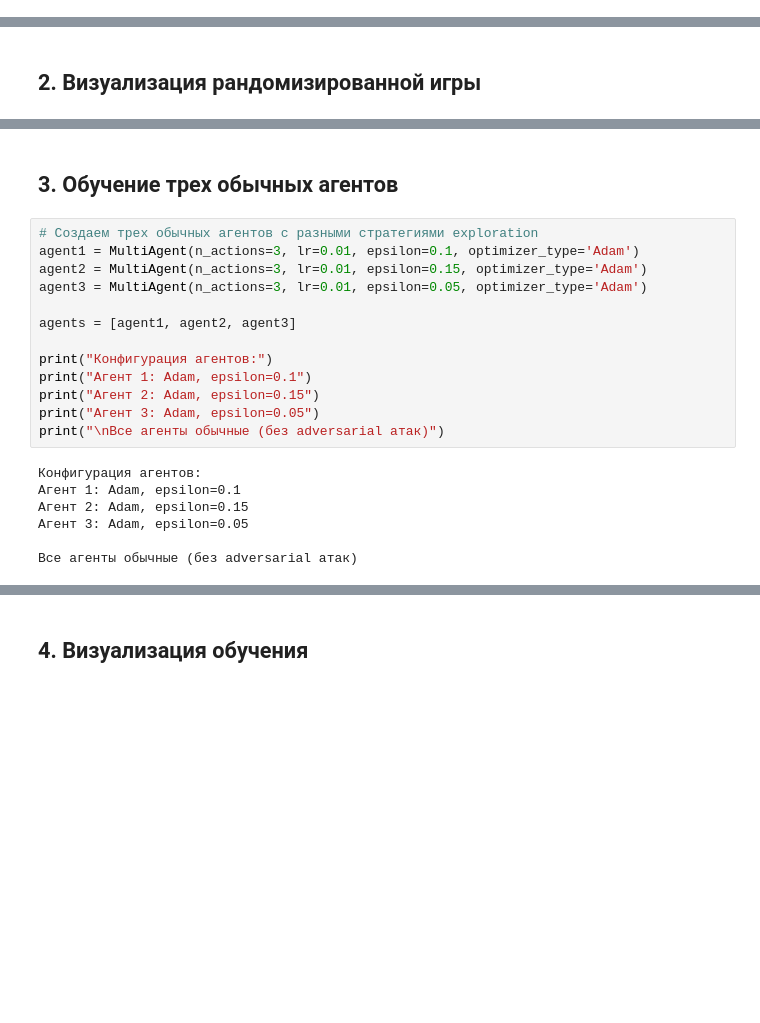
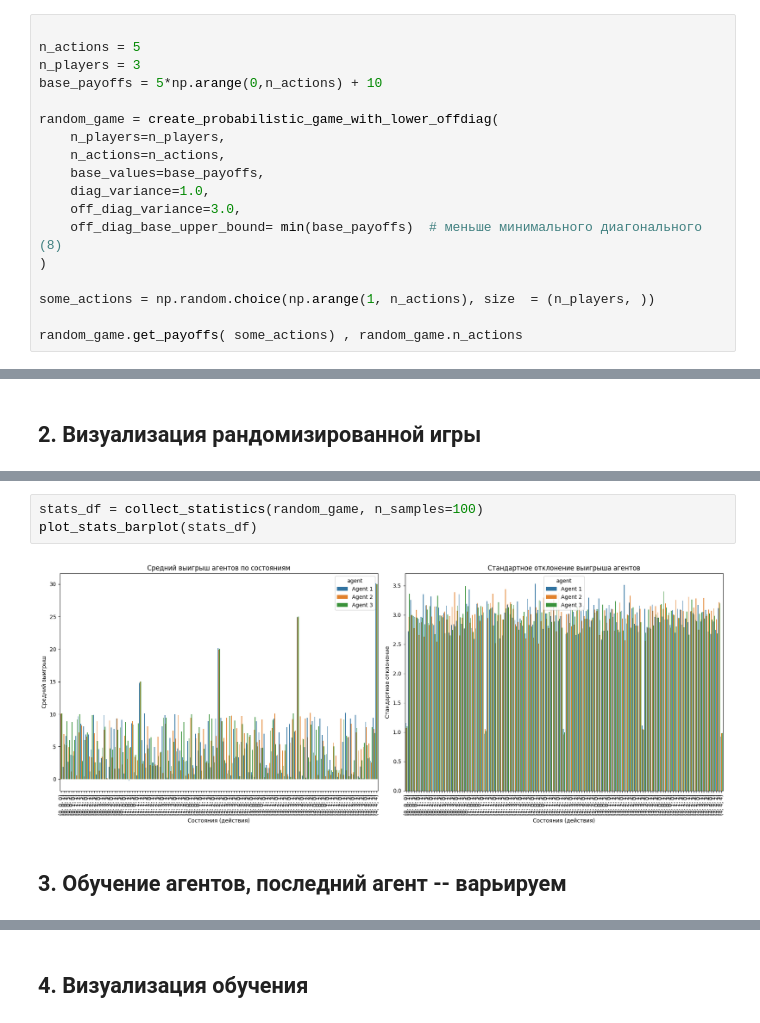
Before and after one commit to ThunderstormXX/TheoryGamesDL, a Jupyter notebook: randomized_games_experiments.ipynb, the cells around one changed output, grey strips where cells are left out. Drawn from its saved outputs; the diff is of its cells as text; blank space fills up the shorter version.

```diff
--- a/randomized_games_experiments.ipynb
+++ b/randomized_games_experiments.ipynb
@@ -68,0 +24,18 @@ for actions in [(0,1,2), (1,0,2), (2,1,0)]:
+# %%
+
+n_actions = 5
+n_players = 3
+base_payoffs = 5*np.arange(0,n_actions) + 10
+
+random_game = create_probabilistic_game_with_lower_offdiag(
+    n_players=n_players,
+    n_actions=n_actions,
+    base_values=base_payoffs,
+    diag_variance=1.0,
+    off_diag_variance=3.0,
+    off_diag_base_upper_bound= min(base_payoffs)  # меньше минимального диагонального (8)
+)
+
+some_actions = np.random.choice(np.arange(1, n_actions), size  = (n_players, ))
+
+random_game.get_payoffs( some_actions) , random_game.n_actions
@@ -145,23 +46,8 @@ print(f"Коэффициент вариации: {np.std(total_payoffs)/np.mean(
+# %%
+stats_df = collect_statistics(random_game, n_samples=100)
+plot_stats_barplot(stats_df)
+# %% [output]
+[figure, added]
 # %% [markdown]
-## 3. Обучение трех обычных агентов
+## 3. Обучение агентов, последний агент -- варьируем
-# %%
-# Создаем трех обычных агентов с разными стратегиями exploration
-agent1 = MultiAgent(n_actions=3, lr=0.01, epsilon=0.1, optimizer_type='Adam')
-agent2 = MultiAgent(n_actions=3, lr=0.01, epsilon=0.15, optimizer_type='Adam')
-agent3 = MultiAgent(n_actions=3, lr=0.01, epsilon=0.05, optimizer_type='Adam')
-
-agents = [agent1, agent2, agent3]
-
-print("Конфигурация агентов:")
-print("Агент 1: Adam, epsilon=0.1")
-print("Агент 2: Adam, epsilon=0.15")
-print("Агент 3: Adam, epsilon=0.05")
-print("\nВсе агенты обычные (без adversarial атак)")
-# %% [output]
-Конфигурация агентов:
-Агент 1: Adam, epsilon=0.1
-Агент 2: Adam, epsilon=0.15
-Агент 3: Adam, epsilon=0.05
-
-Все агенты обычные (без adversarial атак)
 # %%
```
Also changed, not shown: parts of 11 cells of this notebook, 16 other files.
